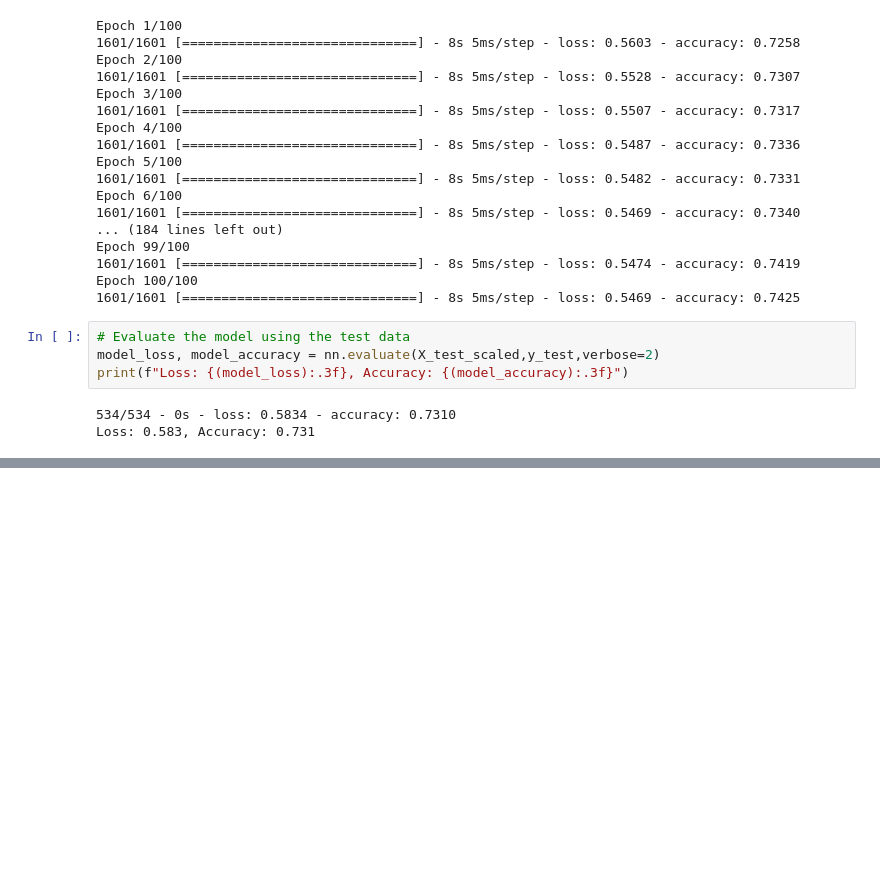
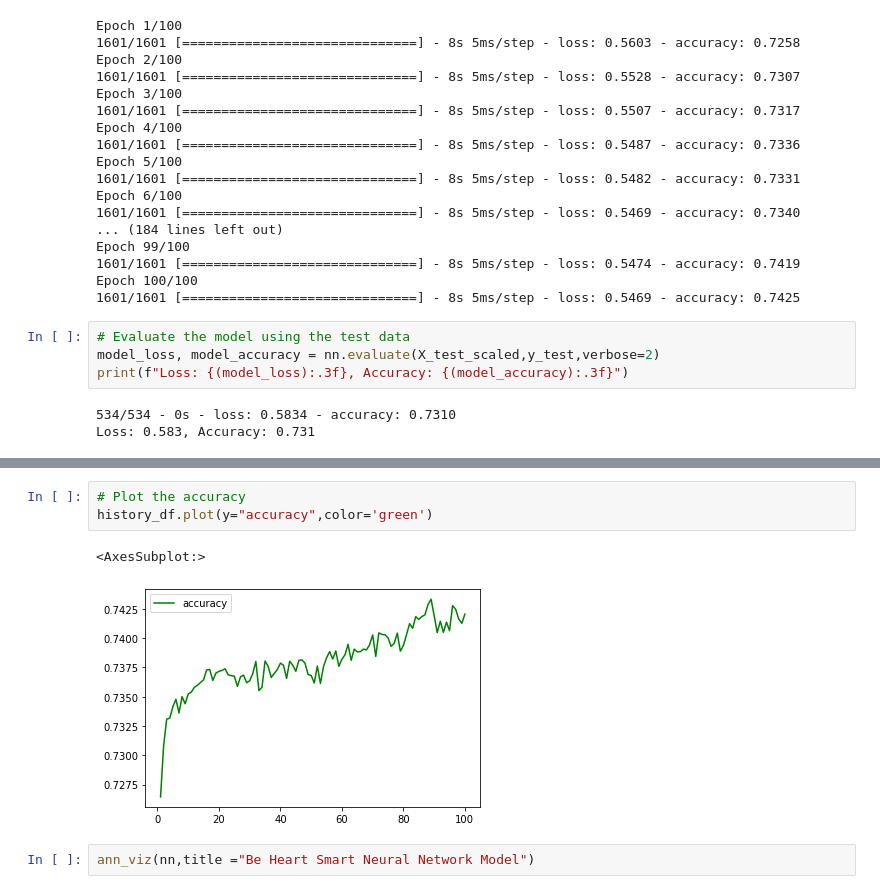
Before and after one commit to krishnakalisarkar/Be_Heart_Smart, a Jupyter notebook: Krish/segment_2/notebook/Cardio_Neural_network_2.ipynb, the cells around one changed output, grey strips where cells are left out. Drawn from its saved outputs; the diff is of its cells as text; blank space fills up the shorter version.

```diff
--- a/Krish/segment_2/notebook/Cardio_Neural_network_2.ipynb
+++ b/Krish/segment_2/notebook/Cardio_Neural_network_2.ipynb
@@ -462,0 +790,8 @@ Loss: 0.583, Accuracy: 0.731
+# %%
+# Plot the accuracy
+history_df.plot(y="accuracy",color='green')
+# %% [output]
+<AxesSubplot:>
+[figure, added]
+# %%
+ann_viz(nn,title ="Be Heart Smart Neural Network Model")
```
Also changed, not shown: parts of 26 cells of this notebook, 10 other files.
